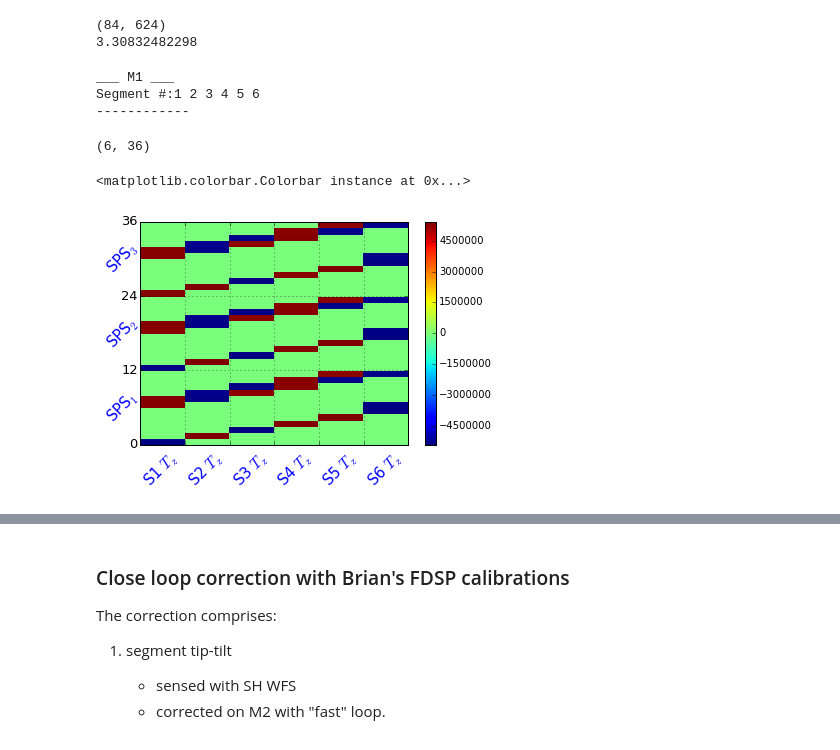
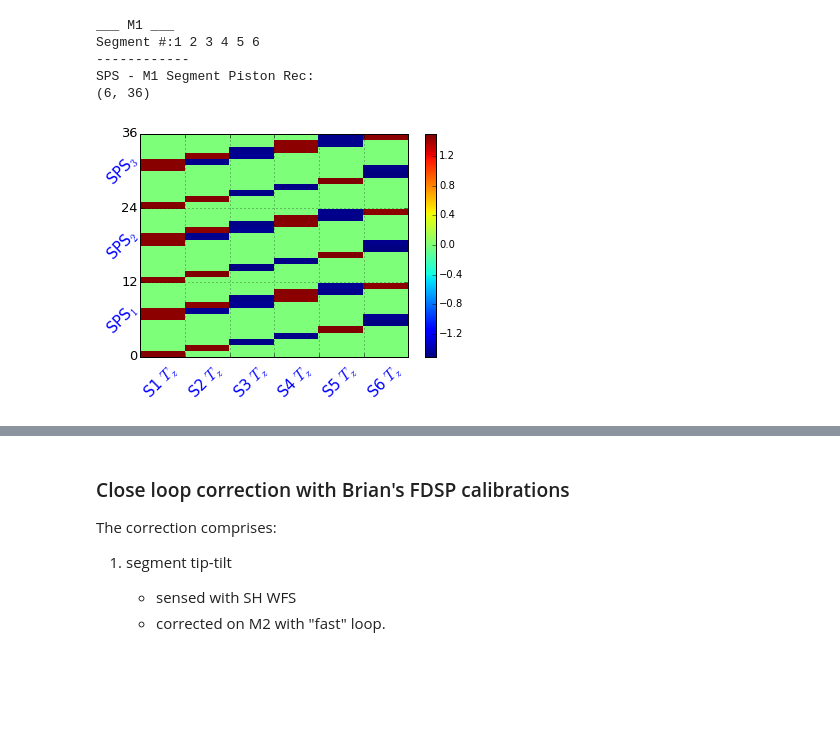
Before and after one commit to rconan/CEO, a Jupyter notebook: notebooks/FDSP_control-v2.ipynb, the cells around one changed output, grey strips where cells are left out. Cells and saved outputs as stored; diff of their text form; code cells hidden in the pictures; blank space fills up the shorter version.

```diff
--- a/notebooks/FDSP_control-v2.ipynb
+++ b/notebooks/FDSP_control-v2.ipynb
@@ -13,0 +12,3 @@ import scipy.io as sio
+# %%
+## Generic simulation parameters
+VISU = True   # show graphic displays
@@ -116,0 +209,17 @@ def visu_SegmentPistonSensor(PS,a):
+# %%
+# Field aberrations in the off-axis performance directions (sfgs)
+sfgs.reset()
+gmt.propagate(sfgs)
+sf_rms0 = sfgs.wavefront.rms()*1e9
+print '--> max WF RMS at the edge of the field: %3.2f nm WF RMS'%np.max(sf_rms0)
+
+if VISU == True:
+    fig, ax2 = plt.subplots()
+    fig.set_size_inches((5,4))
+    contp = ax2.contourf(sfx, sfy, sf_rms0.reshape(len(sfx),-1))
+    clb = fig.colorbar(contp, ax=ax2)
+    ax2.grid()
+    ax2.tick_params(labelsize=12)
+    ax2.set_xlabel('field angle [arcsec]', fontsize=15)
+    clb.set_label('nm WF RMS', fontsize=15)
+    clb.ax.tick_params(labelsize=12)
@@ -238,36 +350,30 @@ Segment #6: 2 3 4 5 6 7 8 9 10 11 12 13 14 15
-# %%
-R_M2_Z = np.linalg.pinv(D_M2_Z)
-print R_M2_Z.shape
-print np.linalg.cond(D_M2_Z)
-# %% [output]
-(84, 624)
-3.30832482298
-# %%
-# Calibrate Segment Piston Sensor Interaction Matrix and Reconstructor
-PSstroke = 200e-9 #m
-D_M1_PS = gmt.calibrate(ps, gsps, mirror="M1", mode="segment piston", stroke=PSstroke, segment='edge')
-
-R_M1_PS = np.linalg.pinv(D_M1_PS)
-R_M1_PS.shape
-# %% [output]
-___ M1 ___
-Segment #:1 2 3 4 5 6
-------------
-(6, 36)
 # %%
-fig, ax = plt.subplots()
-fig.set_size_inches(6,4)
+# Calibrate Segment Piston Sensor Interaction Matrix and Reconstructor
+PSstroke = 200e-9 #m
+D_M1_PS = gmt.calibrate(ps, gsps, mirror="M1", mode="segment piston",
+                        stroke=PSstroke, segment='edge')
 
-imm = ax.pcolor(D_M1_PS)
-ax.grid()
-ax.set_ylim([0,36])
-ax.set_xticklabels(['S1 $T_z$','S2 $T_z$','S3 $T_z$','S4 $T_z$','S5 $T_z$','S6 $T_z$'], ha='left', fontsize=15, rotation=45, color='b')
-ax.set_yticks([0,12,24,36])
-ax.tick_params(axis='y', labelsize=13)
-ax.text(-0.4,6,'SPS$_1$', rotation=45, ha='center', va='center', fontsize=15, color='b')
-ax.text(-0.4,18,'SPS$_2$', rotation=45, ha='center', va='center', fontsize=15, color='b')
-ax.text(-0.4,30,'SPS$_3$', rotation=45, ha='center', va='center', fontsize=15, color='b')
-fig.colorbar(imm)
+R_M1_PS = np.linalg.pinv(D_M1_PS)
+print 'SPS - M1 Segment Piston Rec:'
+print R_M1_PS.shape
+
+if VISU == True:
+    fig, ax = plt.subplots()
+    fig.set_size_inches(6,4)
+    imm = ax.pcolor(D_M1_PS*1e-6)  #in displaced pixels per micron
+    ax.grid()
+    ax.set_ylim([0,36])
+    ax.set_xticklabels(['S1 $T_z$','S2 $T_z$','S3 $T_z$','S4 $T_z$','S5 $T_z$','S6 $T_z$'], ha='left', fontsize=15, rotation=45, color='b')
+    ax.set_yticks([0,12,24,36])
+    ax.tick_params(axis='y', labelsize=13)
+    ax.text(-0.4,6,'SPS$_1$', rotation=45, ha='center', va='center', fontsize=15, color='b')
+    ax.text(-0.4,18,'SPS$_2$', rotation=45, ha='center', va='center', fontsize=15, color='b')
+    ax.text(-0.4,30,'SPS$_3$', rotation=45, ha='center', va='center', fontsize=15, color='b')
+    fig.colorbar(imm)
 # %% [output]
-<matplotlib.colorbar.Colorbar instance at 0x...>
+___ M1 ___
+Segment #:1 2 3 4 5 6
+------------
+SPS - M1 Segment Piston Rec:
+(6, 36)
-[figure, old version]
+[figure, new version]
```
Also changed, not shown: parts of 50 cells of this notebook, 2 other files.
